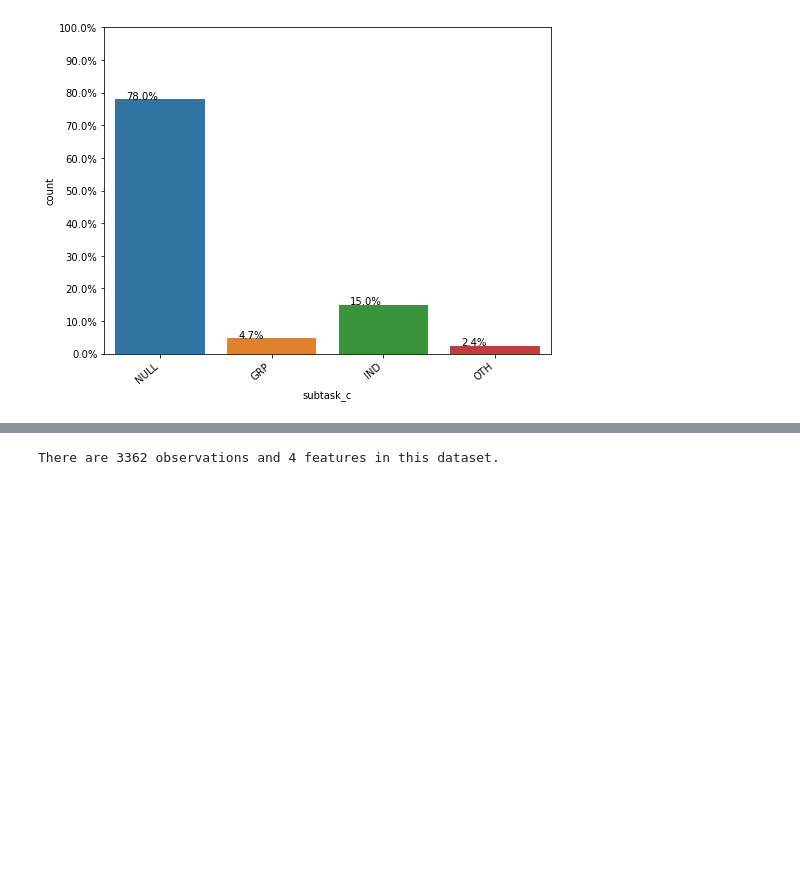
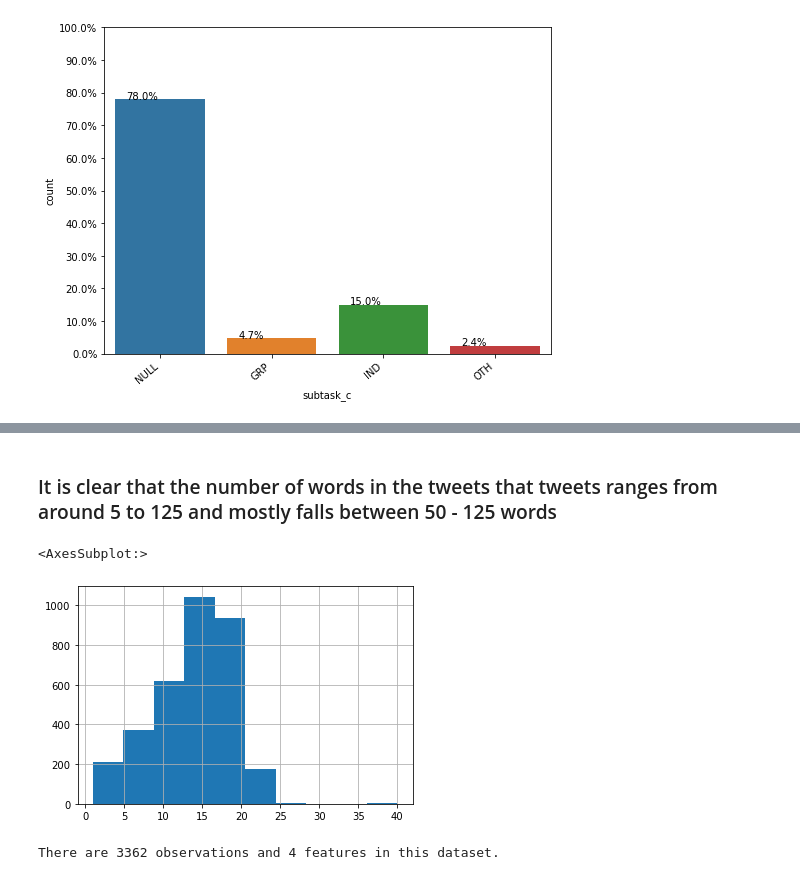
Before and after one commit to prajwal2495/Detect_offensive_tweets, a Jupyter notebook: Experiments - Prajwal/Jupyter Notebook/Simple statistics.ipynb, the cells around one changed output, grey strips where cells are left out. Drawn from its saved outputs; the diff is of its cells as text; code cells hidden in the pictures; blank space fills up the shorter version.

Commit message:
word frequencies statistics

```diff
--- a/Experiments - Prajwal/Jupyter Notebook/Simple statistics.ipynb
+++ b/Experiments - Prajwal/Jupyter Notebook/Simple statistics.ipynb
@@ -135,0 +141,9 @@ plt.show()
+# %% [markdown]
+### It is clear that the number of words in the tweets that tweets ranges from around 5 to 125 and mostly falls between 50 - 125 words
+# %%
+data['tweet'].str.split().\
+    map(lambda x: len(x)).\
+    hist()
+# %% [output]
+<AxesSubplot:>
+[figure, added]
```
Also changed, not shown: parts of 2 cells of this notebook.
